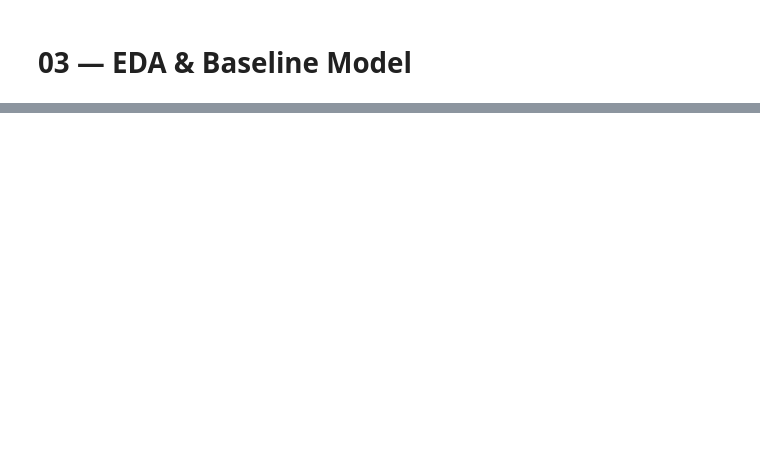
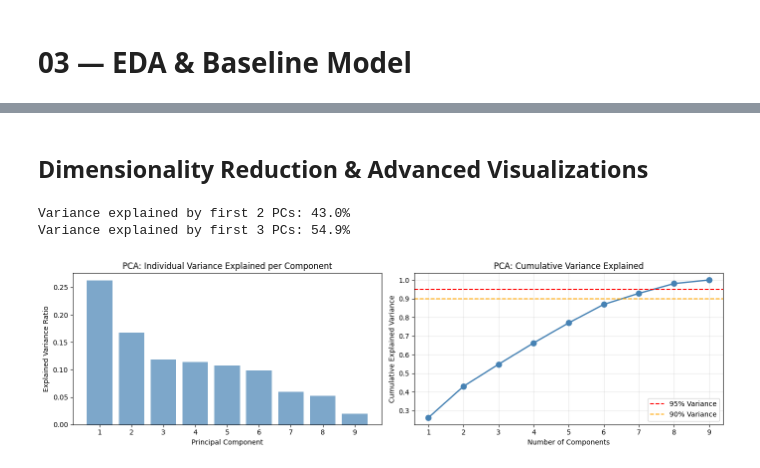
Before and after one commit to Wyzard1004/spotify-hit-predictor, a Jupyter notebook: notebooks/03_EDA_and_Baseline.ipynb, the cells around one changed output, grey strips where cells are left out. Cells and saved outputs as stored; diff of their text form; code cells hidden in the pictures; blank space fills up the shorter version.

```diff
--- a/notebooks/03_EDA_and_Baseline.ipynb
+++ b/notebooks/03_EDA_and_Baseline.ipynb
@@ -56,0 +84,48 @@ print(f"AUC: {auc:.3f} | F1: {f1:.3f}")
+# %% [markdown]
+## Dimensionality Reduction & Advanced Visualizations
+# %%
+from sklearn.decomposition import PCA
+from sklearn.preprocessing import StandardScaler
+from sklearn.manifold import TSNE
+
+# Standardize features for PCA
+scaler_sklearn = StandardScaler()
+X_scaled = scaler_sklearn.fit_transform(df[FEATURE_COLS])
+
+# Perform PCA
+pca = PCA()
+X_pca = pca.fit_transform(X_scaled)
+
+# Calculate cumulative explained variance
+cumsum_var = np.cumsum(pca.explained_variance_ratio_)
+print(f"Variance explained by first 2 PCs: {cumsum_var[1]:.1%}")
+print(f"Variance explained by first 3 PCs: {cumsum_var[2]:.1%}")
+# %% [output]
+Variance explained by first 2 PCs: 43.0%
+Variance explained by first 3 PCs: 54.9%
+# %%
+# PCA Scree Plot: Variance Explained
+fig, (ax1, ax2) = plt.subplots(1, 2, figsize=(14, 4))
+
+# Individual variance explained
+ax1.bar(range(1, len(pca.explained_variance_ratio_) + 1),
+        pca.explained_variance_ratio_, alpha=0.7, color="steelblue")
+ax1.set_xlabel("Principal Component")
+ax1.set_ylabel("Explained Variance Ratio")
+ax1.set_title("PCA: Individual Variance Explained per Component")
+ax1.set_xticks(range(1, len(pca.explained_variance_ratio_) + 1))
+
+# Cumulative variance explained
+ax2.plot(range(1, len(cumsum_var) + 1), cumsum_var, "o-", color="steelblue", linewidth=2, markersize=8)
+ax2.axhline(y=0.95, color="red", linestyle="--", label="95% Variance")
+ax2.axhline(y=0.90, color="orange", linestyle="--", label="90% Variance")
+ax2.set_xlabel("Number of Components")
+ax2.set_ylabel("Cumulative Explained Variance")
+ax2.set_title("PCA: Cumulative Variance Explained")
+ax2.legend()
+ax2.grid(True, alpha=0.3)
+
+plt.tight_layout()
+plt.show()
+# %% [output]
+[figure, added]
```
Also changed, not shown: parts of 11 cells of this notebook, 1 other file.
